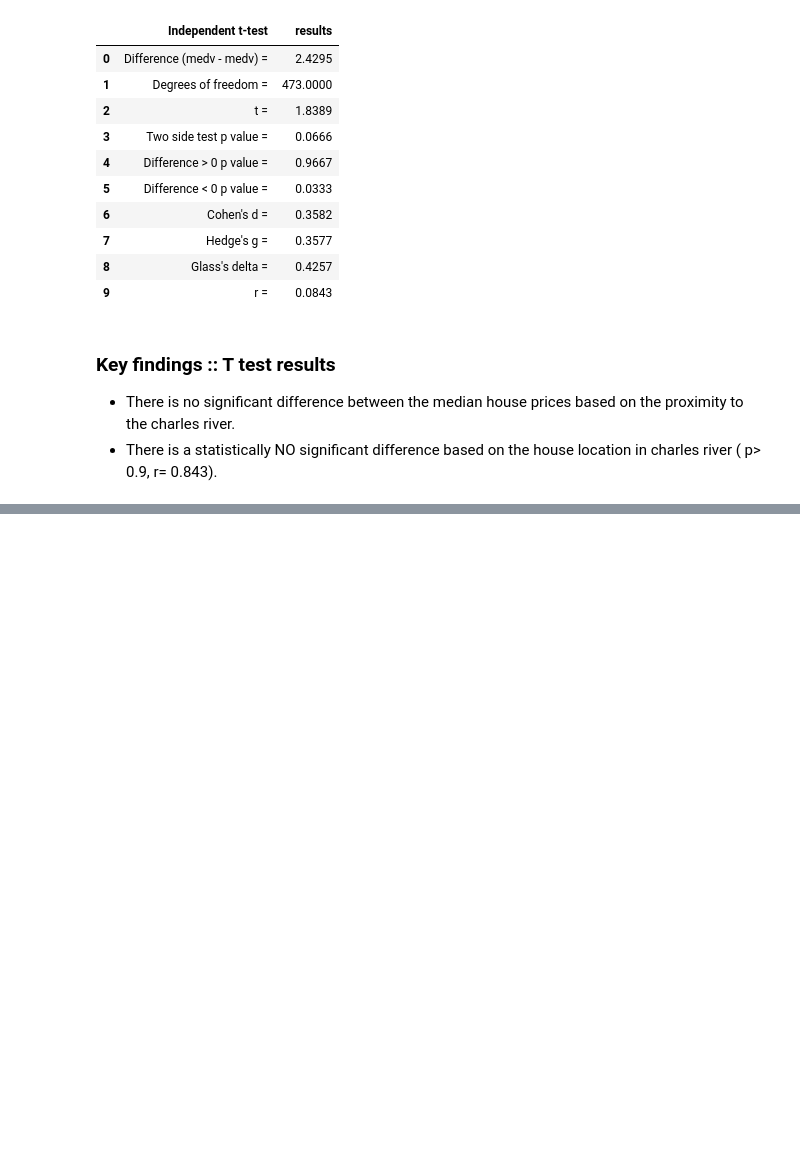
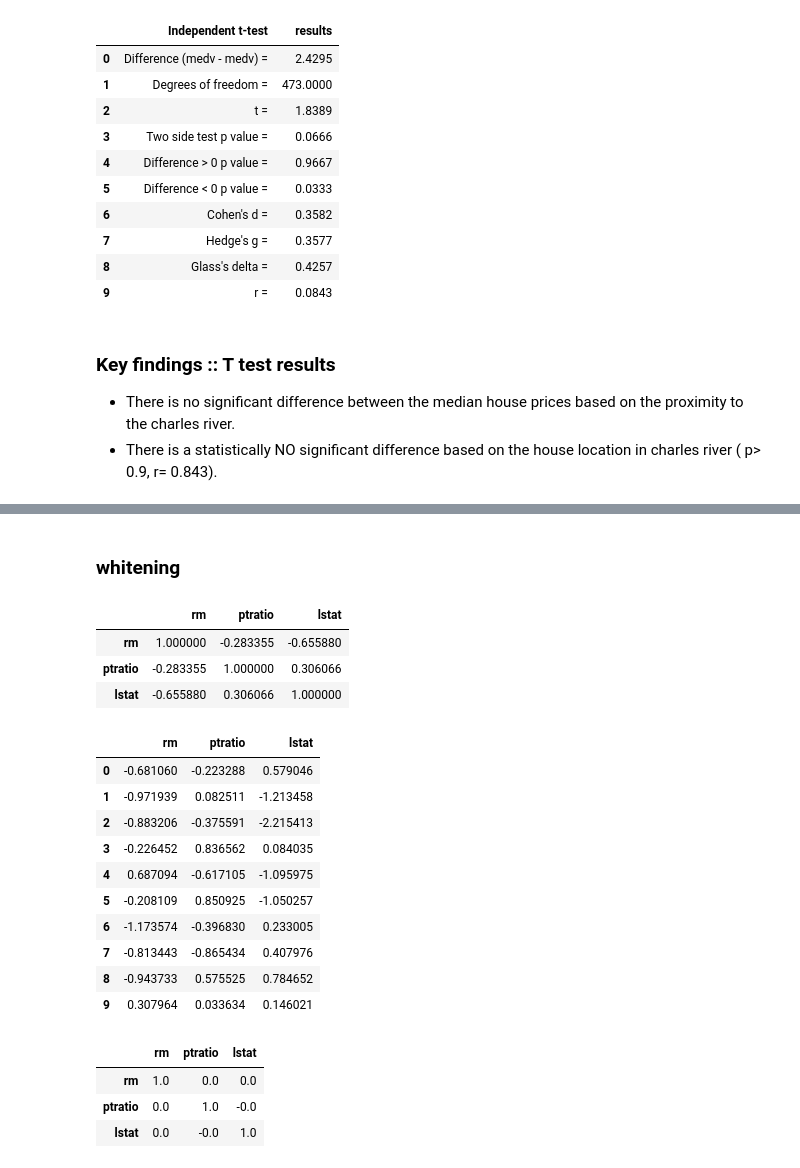
Before and after one commit to SomanathanSubramaniyan/Machine-Learning-Statistics, a Jupyter notebook: Boston-Dataset-Project.ipynb, the cells around one changed output, grey strips where cells are left out. Saved outputs shown, nothing was run; the diff lists cells and outputs as text; code cells hidden in the pictures; blank space fills up the shorter version.

```diff
--- a/Boston-Dataset-Project.ipynb
+++ b/Boston-Dataset-Project.ipynb
@@ -482,0 +486,10 @@ Wider: -27.02 (26.41) MSE
+# %%
+m = kr.models.Sequential()
+
+m.add(kr.layers.Dense(20, input_dim=3, activation="sigmoid"))
+m.add(kr.layers.Dense(100, activation="softplus"))
+m.add(kr.layers.Dense(1, activation="linear"))
+
+m.compile(loss="mean_squared_error", optimizer="adam", metrics=['accuracy'])
+# %%
+m.fit(x_train, y_train, epochs=100, batch_size=10)
@@ -482,0 +570,5 @@ Wider: -27.02 (26.41) MSE
+# %%
+scaler = pre.StandardScaler()
+scaler.fit(x_train)
+x_train_scaled = scaler.transform(x_train)
+scaler.mean_, scaler.scale_
@@ -482,0 +636,33 @@ Wider: -27.02 (26.41) MSE
+# %% [markdown]
+### whitening
+# %%
+x_train.corr()
+# %% [output]
+|  | rm | ptratio | lstat |
+| rm | 1.000000 | -0.283355 | -0.655880 |
+| ptratio | -0.283355 | 1.000000 | 0.306066 |
+| lstat | -0.655880 | 0.306066 | 1.000000 |
+# %%
+pca = dec.PCA(n_components=3, whiten=True)
+pca.fit(x_train)
+x_train_white = pd.DataFrame(pca.transform(x_train), columns=x.columns)
+x_train_white.head(10)
+# %% [output]
+|  | rm | ptratio | lstat |
+| 0 | -0.681060 | -0.223288 | 0.579046 |
+| 1 | -0.971939 | 0.082511 | -1.213458 |
+| 2 | -0.883206 | -0.375591 | -2.215413 |
+| 3 | -0.226452 | 0.836562 | 0.084035 |
+| 4 | 0.687094 | -0.617105 | -1.095975 |
+| 5 | -0.208109 | 0.850925 | -1.050257 |
+| 6 | -1.173574 | -0.396830 | 0.233005 |
+| 7 | -0.813443 | -0.865434 | 0.407976 |
+| 8 | -0.943733 | 0.575525 | 0.784652 |
+| 9 | 0.307964 | 0.033634 | 0.146021 |
+# %%
+x_train_white.corr().round()
+# %% [output]
+|  | rm | ptratio | lstat |
+| rm | 1.0 | 0.0 | 0.0 |
+| ptratio | 0.0 | 1.0 | -0.0 |
+| lstat | 0.0 | -0.0 | 1.0 |
```
Also changed, not shown: parts of 40 cells of this notebook.
